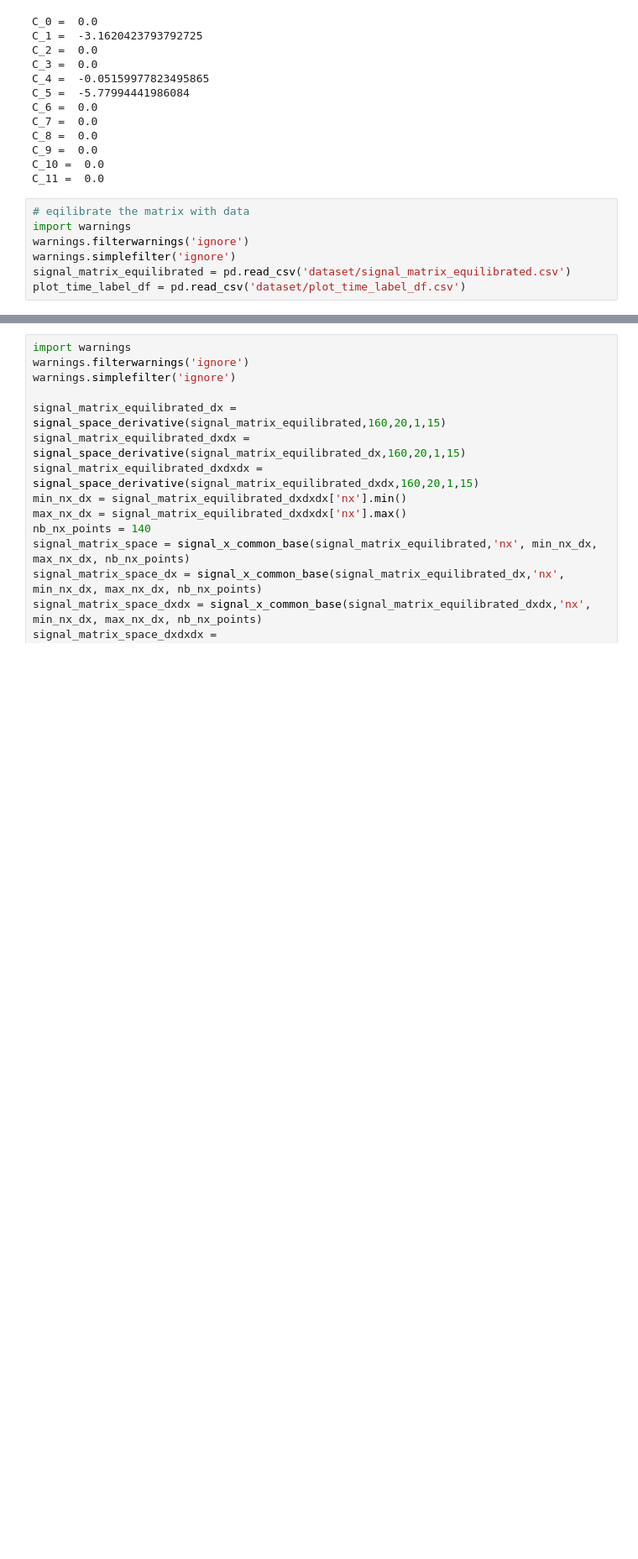
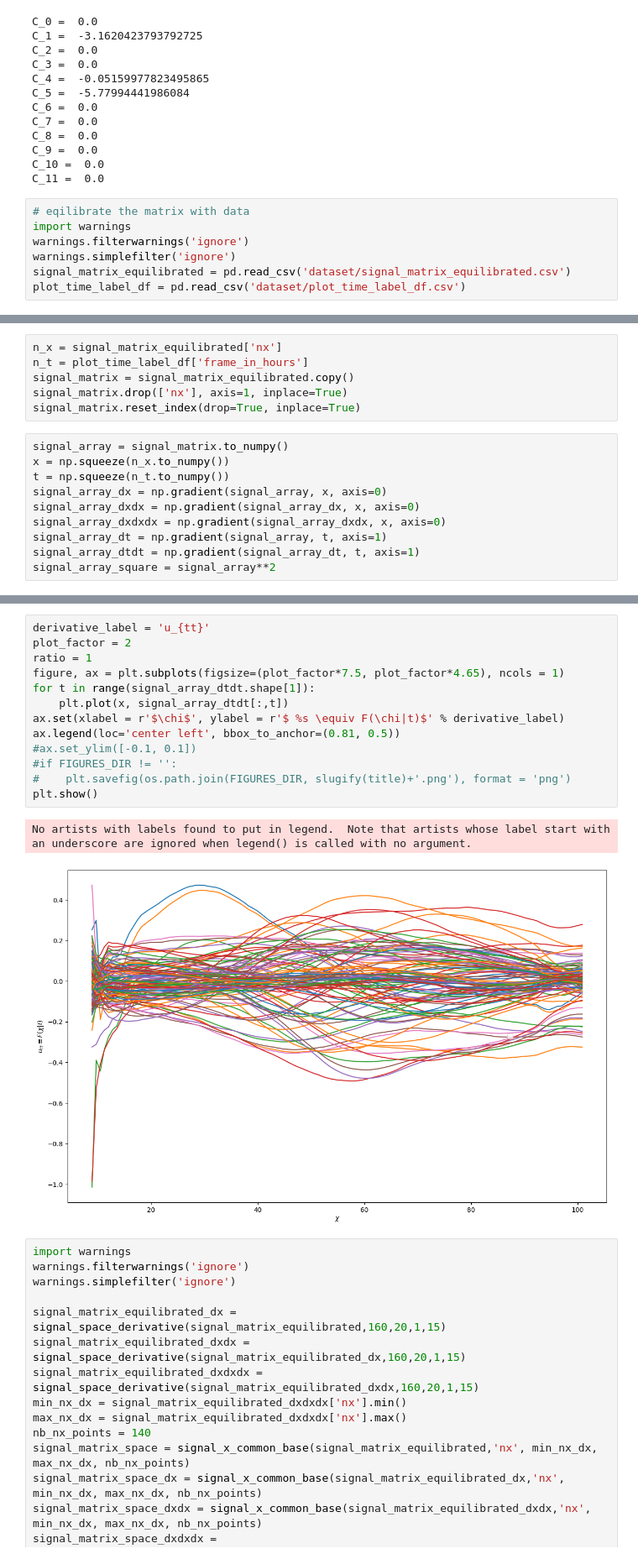
Before and after one commit to Raman-Sheshka/DeePyMoD, a Jupyter notebook: examples/PDE_WT_test_05.ipynb, the cells around one changed output, grey strips where cells are left out. Shown at 84% size. Drawn from its saved outputs; the diff is of its cells as text; blank space fills up the shorter version.

Commit message:
feat : analysis grad numpy added

```diff
--- a/examples/PDE_WT_test_05.ipynb
+++ b/examples/PDE_WT_test_05.ipynb
@@ -749,0 +739,16 @@ plot_time_label_df = pd.read_csv('dataset/plot_time_label_df.csv')
+# %%
+n_x = signal_matrix_equilibrated['nx']
+n_t = plot_time_label_df['frame_in_hours']
+signal_matrix = signal_matrix_equilibrated.copy()
+signal_matrix.drop(['nx'], axis=1, inplace=True)
+signal_matrix.reset_index(drop=True, inplace=True)
+# %%
+signal_array = signal_matrix.to_numpy()
+x = np.squeeze(n_x.to_numpy())
+t = np.squeeze(n_t.to_numpy())
+signal_array_dx = np.gradient(signal_array, x, axis=0)
+signal_array_dxdx = np.gradient(signal_array_dx, x, axis=0)
+signal_array_dxdxdx = np.gradient(signal_array_dxdx, x, axis=0)
+signal_array_dt = np.gradient(signal_array, t, axis=1)
+signal_array_dtdt = np.gradient(signal_array_dt, t, axis=1)
+signal_array_square = signal_array**2
@@ -750,3 +774,19 @@ plot_time_label_df = pd.read_csv('dataset/plot_time_label_df.csv')
+# %%
+derivative_label = 'u_{tt}'
+plot_factor = 2
+ratio = 1
+figure, ax = plt.subplots(figsize=(plot_factor*7.5, plot_factor*4.65), ncols = 1)
+for t in range(signal_array_dtdt.shape[1]):
+    plt.plot(x, signal_array_dtdt[:,t])
+ax.set(xlabel = r'$\chi$', ylabel = r'$ %s \equiv F(\chi|t)$' % derivative_label)
+ax.legend(loc='center left', bbox_to_anchor=(0.81, 0.5))
+#ax.set_ylim([-0.1, 0.1])
+#if FIGURES_DIR != '':
+#    plt.savefig(os.path.join(FIGURES_DIR, slugify(title)+'.png'), format = 'png')
+plt.show()
+# %% [output]
+No artists with labels found to put in legend.  Note that artists whose label start with an underscore are ignored when legend() is called with no argument.
+[figure, added]
 # %%
 import warnings
 warnings.filterwarnings('ignore')
```
Also changed, not shown: parts of 16 cells of this notebook.
